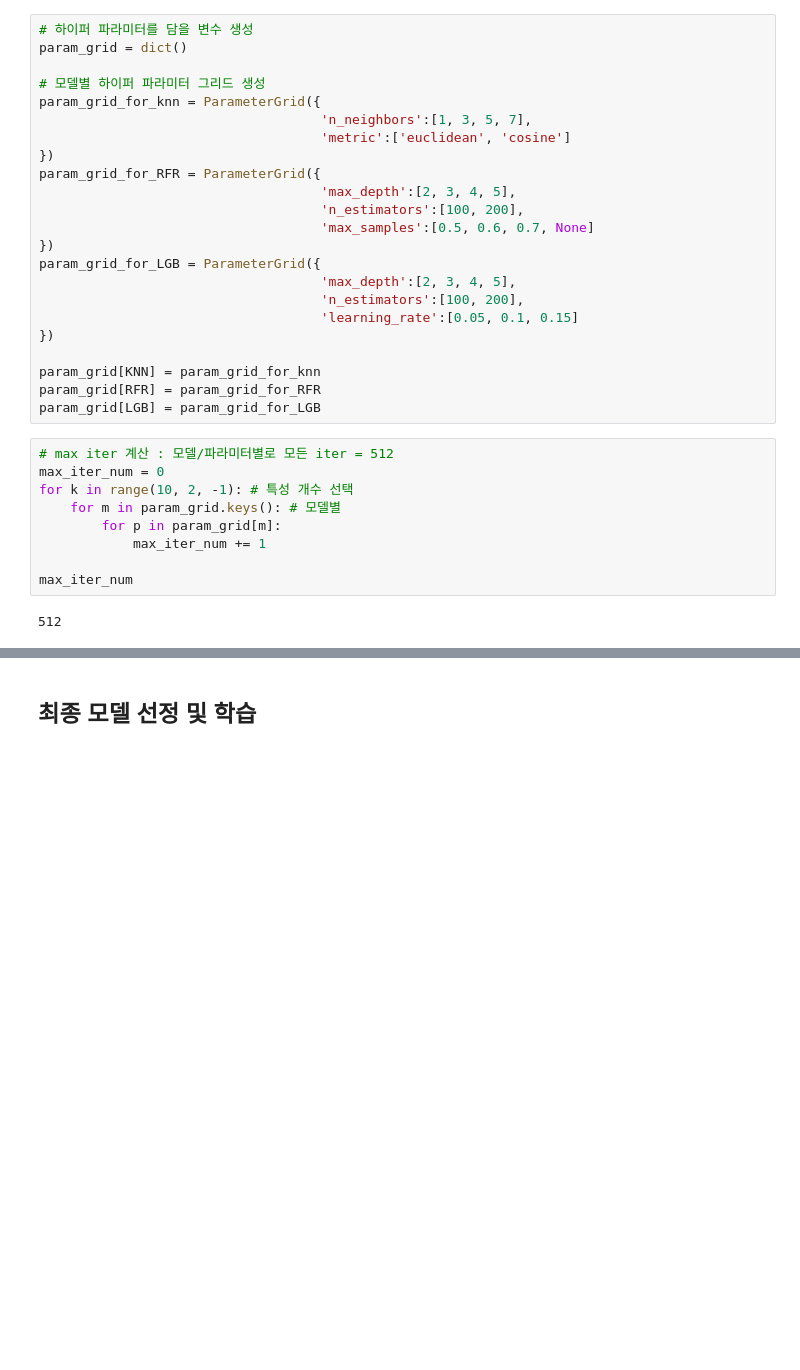
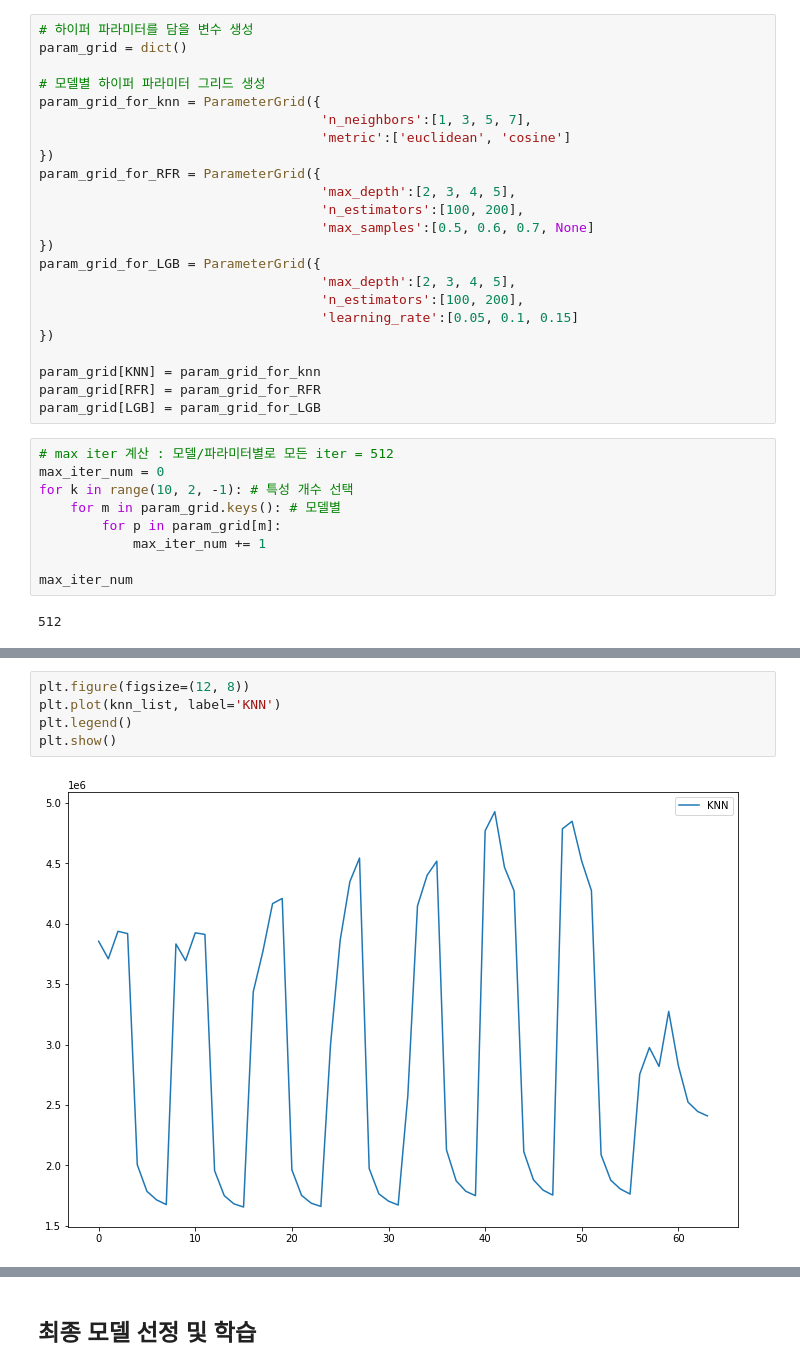
Before and after one commit to seonydg/credit-card-sales-forecast, a Jupyter notebook: credit-card-sales-forecast.ipynb, the cells around one changed output, grey strips where cells are left out. Drawn from its saved outputs; the diff is of its cells as text; blank space fills up the shorter version.

```diff
--- a/credit-card-sales-forecast.ipynb
+++ b/credit-card-sales-forecast.ipynb
@@ -828,0 +842,7 @@ iter_num98/512 => score : 3625973.973, best score : 1655256.879
+# %%
+plt.figure(figsize=(12, 8))
+plt.plot(knn_list, label='KNN')
+plt.legend()
+plt.show()
+# %% [output]
+[figure, added]
```
Also changed, not shown: parts of 18 cells of this notebook.
